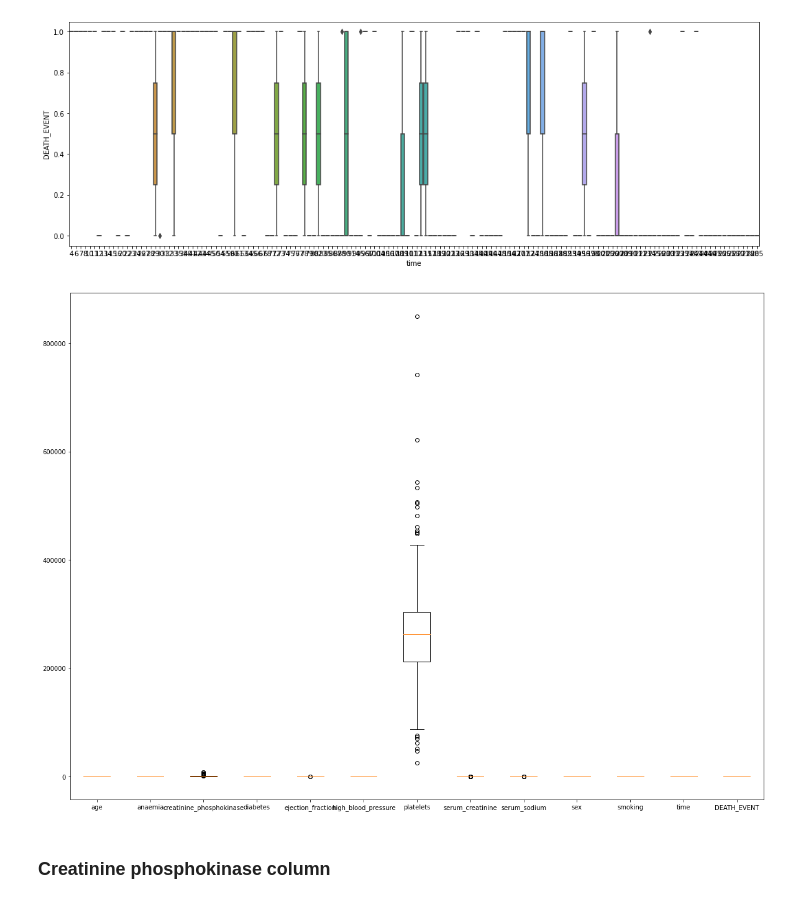
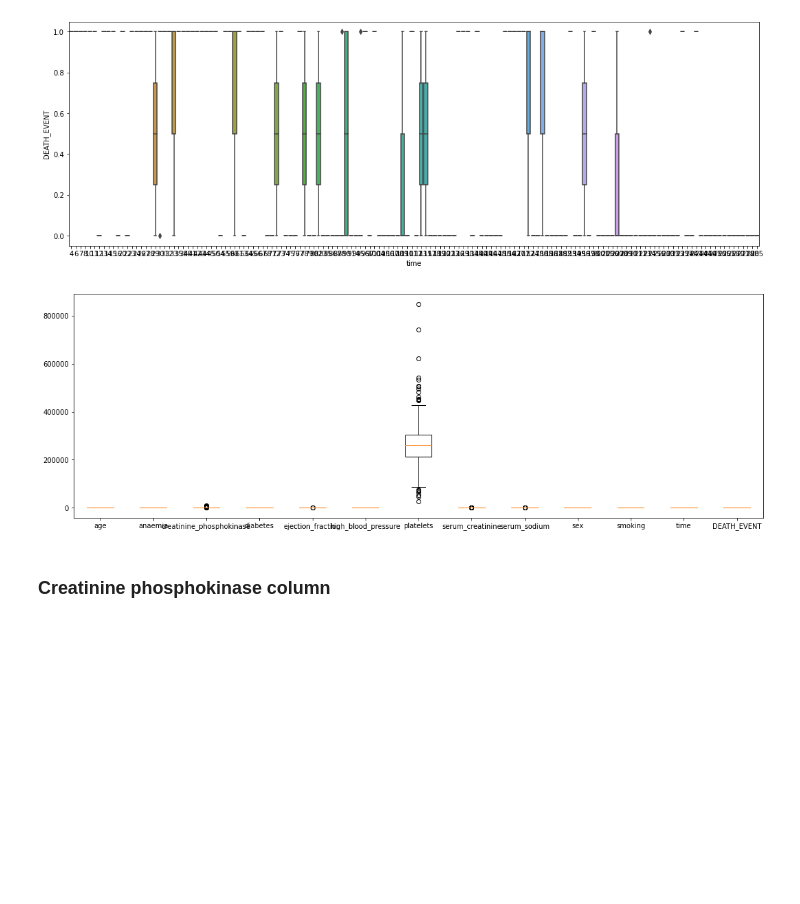
Before and after one commit to bayonlelukmansalami/bayonlelukmansalami, a Jupyter notebook: classification-of-heart-failure.ipynb, the cells around one changed output. Cells and saved outputs as stored; diff of their text form; code cells hidden in the pictures; blank space fills up the shorter version.

```diff
--- a/classification-of-heart-failure.ipynb
+++ b/classification-of-heart-failure.ipynb
@@ -135,11 +137,11 @@ for col in Cols:
 [figure]
 # %%
 # Outliers values
-plt.figure(figsize=(20, 15))
+plt.figure(figsize=(18,6))
 plt.boxplot(df, labels=df.columns)
 plt.show()
 # %% [output]
-[figure, old version]
+[figure, new version]
 # %% [markdown]
 ### Creatinine phosphokinase column
 # %%
```
Also changed, not shown: parts of 10 cells of this notebook.
